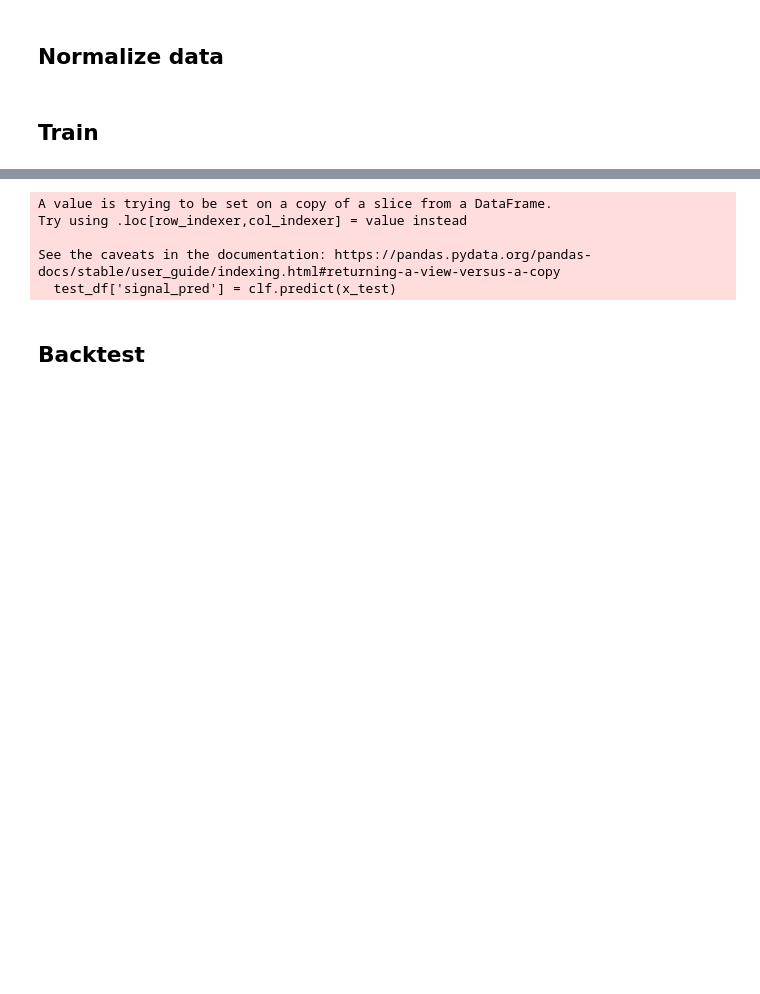
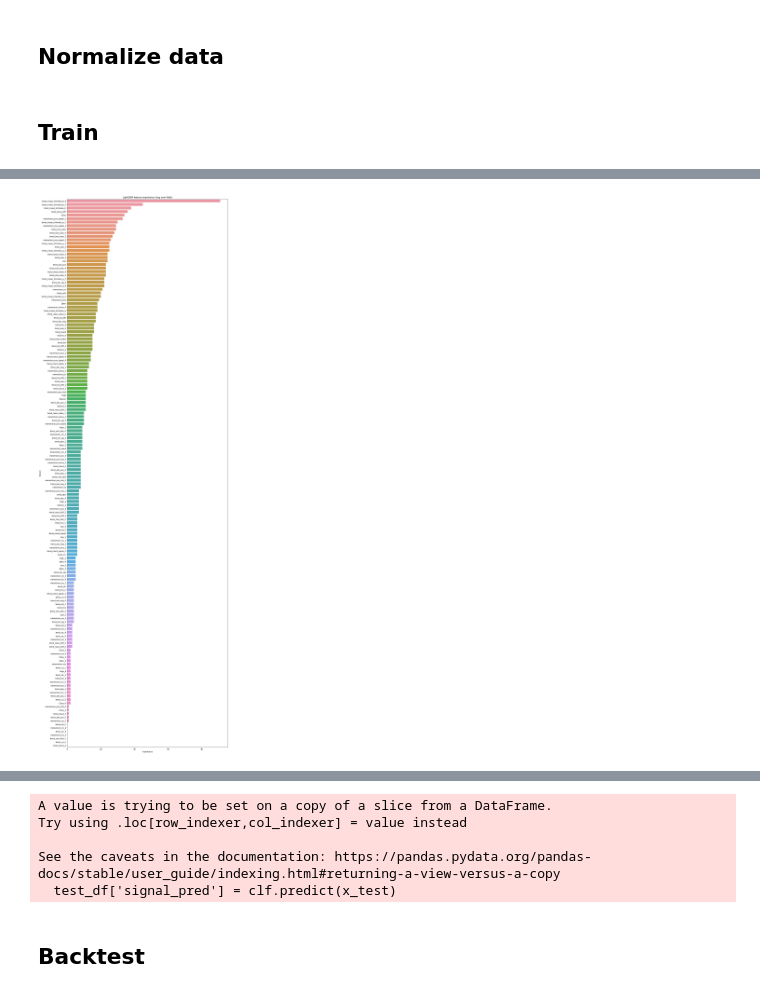
Before and after one commit to aminesnow/fin_analysis, a Jupyter notebook: momentum/momentum.ipynb, the cells around one changed output, grey strips where cells are left out. Drawn from its saved outputs; the diff is of its cells as text; code cells hidden in the pictures; blank space fills up the shorter version.

```diff
--- a/momentum/momentum.ipynb
+++ b/momentum/momentum.ipynb
@@ -98,10 +122,10 @@ train_df
 from sklearn.preprocessing import StandardScaler
 
 def std_x_y(df):
-    #scaler = StandardScaler()
+    scaler = StandardScaler()
     X = df.drop(columns=['signal']).to_numpy()
-    #scaler.fit(X)
-    #X = scaler.fit_transform(X)
+    scaler.fit(X)
+    X = scaler.fit_transform(X)
     Y = df['signal'].to_numpy()
     return X, Y
 
@@ -134,0 +148,20 @@ Shrink model to first 3 iterations.
+# %%
+from lightgbm import LGBMClassifier
+
+params = {
+    'boosting_type': 'goss',
+    'n_estimators': 10000,
+    'learning_rate': 0.01,
+    'num_leaves': 128,
+    'max_depth': 24,
+    'subsample_for_bin': 24000,
+    'reg_alpha': 0.45,
+    'reg_lambda': 0.48,
+    'colsample_bytree': 0.5,
+    'min_split_gain': 0.025,
+    'subsample': 1
+}
+
+clf = LGBMClassifier(**params)
+
+clf.fit(x_train, y_train, eval_set=[(x_val, y_val)], verbose=1000, early_stopping_rounds=2000)
@@ -134,0 +175,18 @@ Shrink model to first 3 iterations.
+# %%
+import matplotlib.pyplot as plt
+import seaborn as sns
+
+def plot_feat_importance(feat_importance_df,size=(16,56)):
+    cols = feat_importance_df[["feature", "importance"]].groupby("feature").mean().sort_values(by="importance", ascending=False).index
+    best_features = feat_importance_df.loc[feat_importance_df.feature.isin(cols)]
+    plt.figure(figsize=size)
+    sns.barplot(x="importance", y="feature", data=best_features.sort_values(by="importance", ascending=False))
+    plt.title('LightGBM feature importance (avg over folds)')
+
+fold_importance = pd.DataFrame()
+fold_importance["feature"] = train_df.drop(columns=['signal']).columns.to_list()
+fold_importance["importance"] = clf.feature_importances_
+
+plot_feat_importance(fold_importance)
+# %% [output]
+[figure, added]
```
Also changed, not shown: parts of 16 cells of this notebook.
